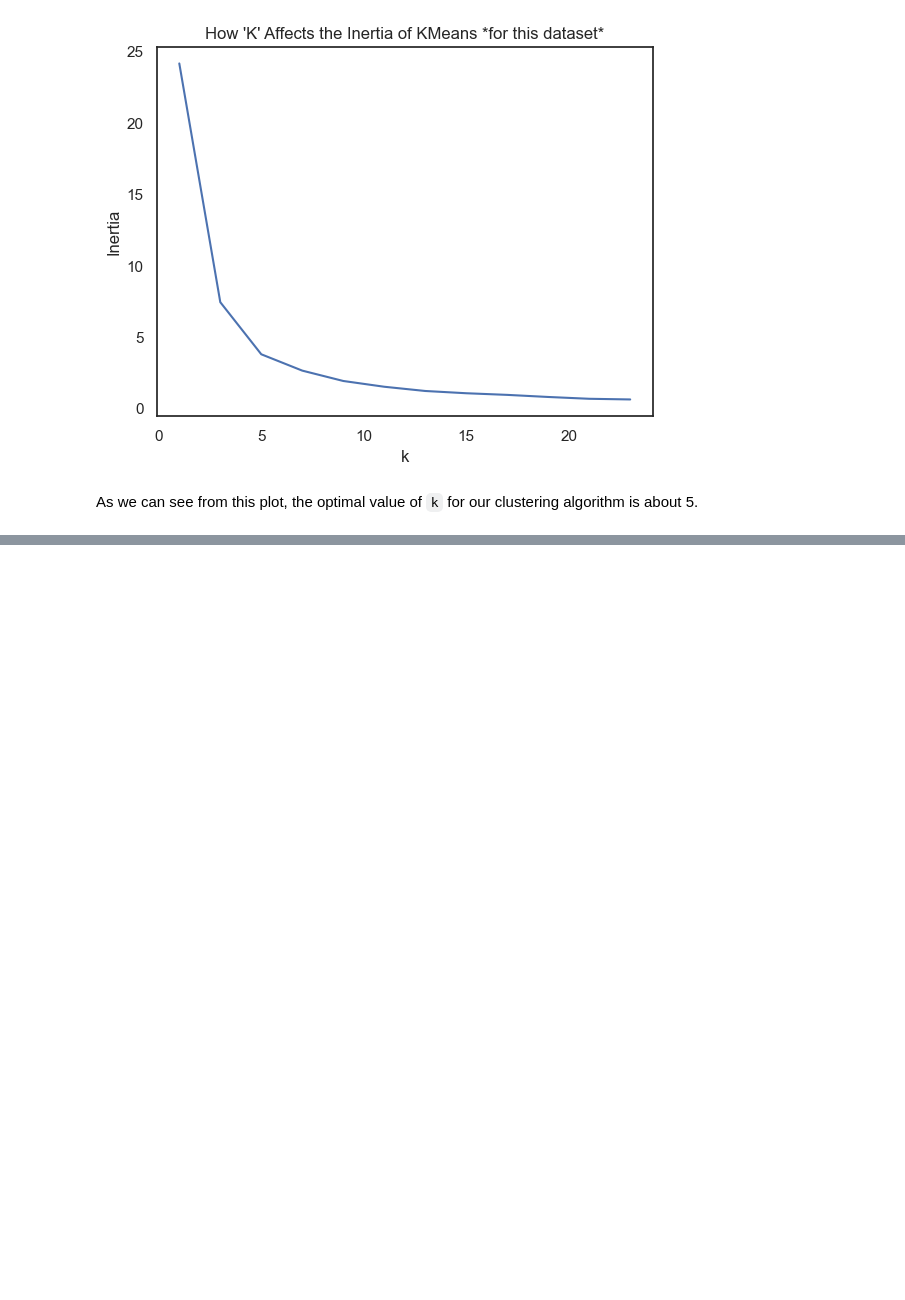
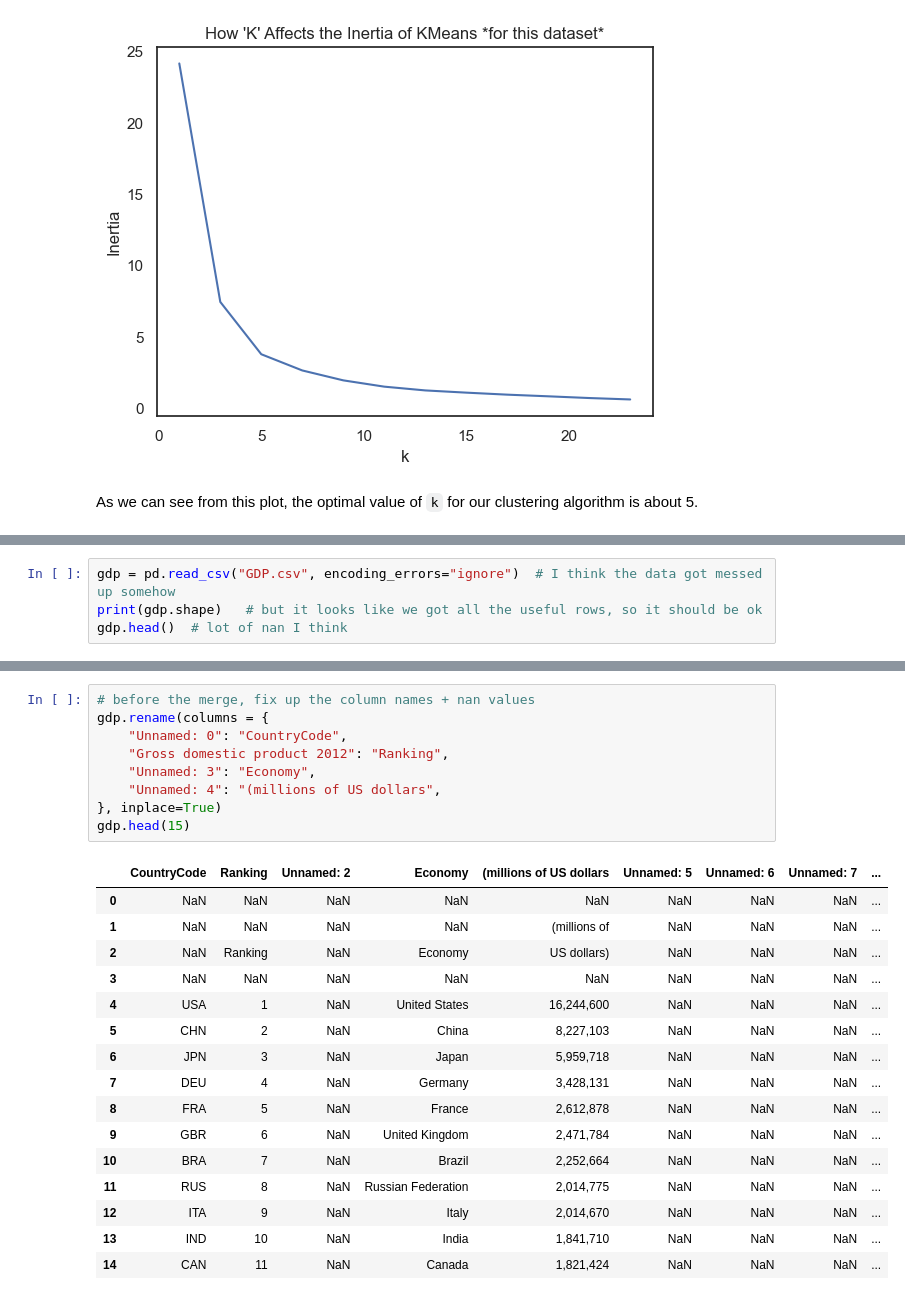
Before and after one commit to UPstartDeveloper/ML-Fundamentals-and-Apps, a Jupyter notebook: SyedRaza_HW1/SyedRaza_HW1.ipynb, the cells around one changed output, grey strips where cells are left out. Drawn from its saved outputs; the diff is of its cells as text; blank space fills up the shorter version.

```diff
--- a/SyedRaza_HW1/SyedRaza_HW1.ipynb
+++ b/SyedRaza_HW1/SyedRaza_HW1.ipynb
@@ -244,0 +248,4 @@ As we can see from this plot, the optimal value of `k` for our clustering algori
+# %%
+gdp = pd.read_csv("GDP.csv", encoding_errors="ignore")  # I think the data got messed up somehow
+print(gdp.shape)   # but it looks like we got all the useful rows, so it should be ok
+gdp.head()  # lot of nan I think
@@ -244,0 +273,26 @@ As we can see from this plot, the optimal value of `k` for our clustering algori
+# %%
+# before the merge, fix up the column names + nan values
+gdp.rename(columns = {
+    "Unnamed: 0": "CountryCode",
+    "Gross domestic product 2012": "Ranking",
+    "Unnamed: 3": "Economy",
+    "Unnamed: 4": "(millions of US dollars",
+}, inplace=True)
+gdp.head(15)
+# %% [output]
+|  | CountryCode | Ranking | Unnamed: 2 | Economy | (millions of US dollars | Unnamed: 5 | Unnamed: 6 | Unnamed: 7 | ... |
+| 0 | NaN | NaN | NaN | NaN | NaN | NaN | NaN | NaN | ... |
+| 1 | NaN | NaN | NaN | NaN | (millions of | NaN | NaN | NaN | ... |
+| 2 | NaN | Ranking | NaN | Economy | US dollars) | NaN | NaN | NaN | ... |
+| 3 | NaN | NaN | NaN | NaN | NaN | NaN | NaN | NaN | ... |
+| 4 | USA | 1 | NaN | United States | 16,244,600 | NaN | NaN | NaN | ... |
+| 5 | CHN | 2 | NaN | China | 8,227,103 | NaN | NaN | NaN | ... |
+| 6 | JPN | 3 | NaN | Japan | 5,959,718 | NaN | NaN | NaN | ... |
+| 7 | DEU | 4 | NaN | Germany | 3,428,131 | NaN | NaN | NaN | ... |
+| 8 | FRA | 5 | NaN | France | 2,612,878 | NaN | NaN | NaN | ... |
+| 9 | GBR | 6 | NaN | United Kingdom | 2,471,784 | NaN | NaN | NaN | ... |
+| 10 | BRA | 7 | NaN | Brazil | 2,252,664 | NaN | NaN | NaN | ... |
+| 11 | RUS | 8 | NaN | Russian Federation | 2,014,775 | NaN | NaN | NaN | ... |
+| 12 | ITA | 9 | NaN | Italy | 2,014,670 | NaN | NaN | NaN | ... |
+| 13 | IND | 10 | NaN | India | 1,841,710 | NaN | NaN | NaN | ... |
+| 14 | CAN | 11 | NaN | Canada | 1,821,424 | NaN | NaN | NaN | ... |
```
Also changed, not shown: parts of 39 cells of this notebook, 1 other file.
